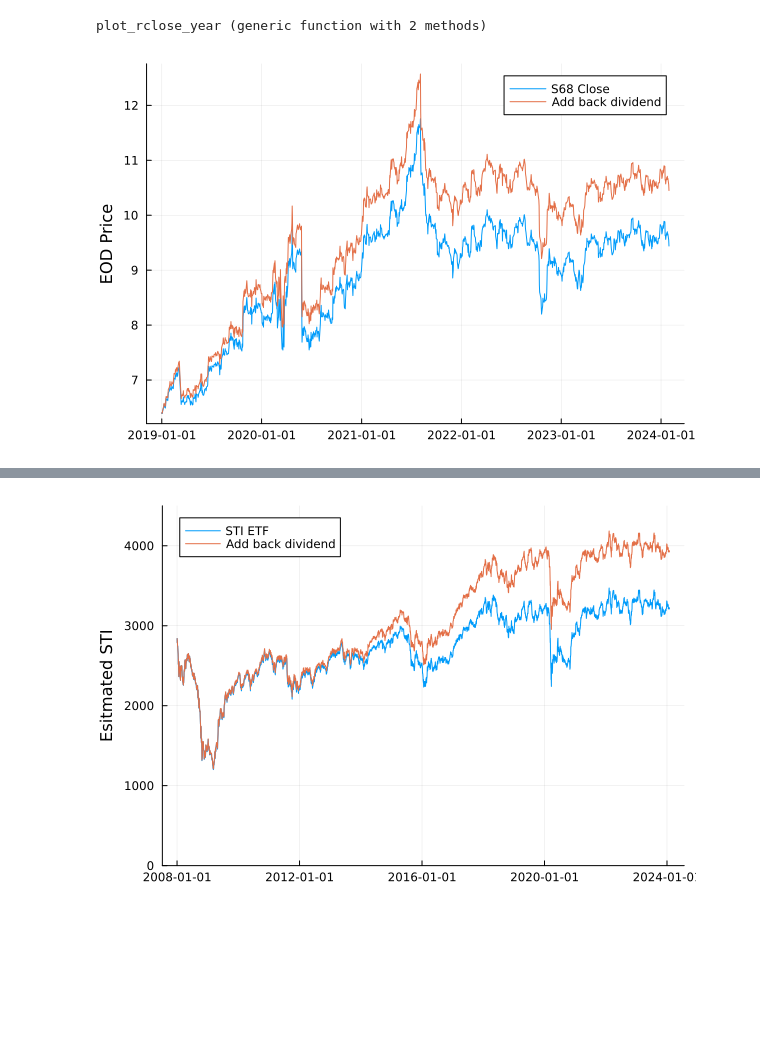
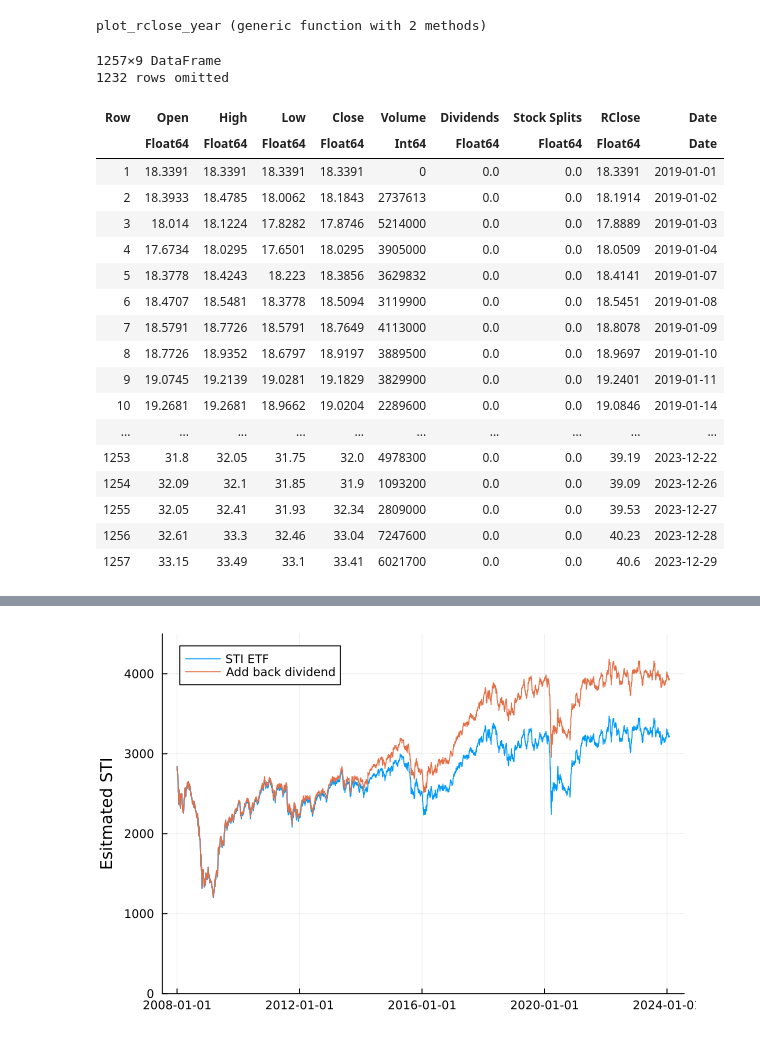
Before and after one commit to Wuvist/sgx3000, a Jupyter notebook: try.ipynb, the cells around one changed output, grey strips where cells are left out. Saved outputs shown, nothing was run; the diff lists cells and outputs as text; code cells hidden in the pictures; blank space fills up the shorter version.

```diff
--- a/try.ipynb
+++ b/try.ipynb
@@ -61,7 +64,27 @@ function plot_rclose_year(ticker::String, year::Int, duration::Int=1)
 end
 # %% [output]
 plot_rclose_year (generic function with 2 methods)
-# %%
-plot_rclose_year("S68", 2019, 14)
-# %% [output]
-[figure, removed]
+# %%
+es3 = fetch_with_rclose("ES3", 2019, 5)
+d05 = fetch_with_rclose("D05", 2019, 5)
+# %% [output]
+1257×9 DataFrame
+1232 rows omitted
+| Row | Open | High | Low | Close | Volume | Dividends | Stock Splits | RClose | Date |
+|  | Float64 | Float64 | Float64 | Float64 | Int64 | Float64 | Float64 | Float64 | Date |
+| 1 | 18.3391 | 18.3391 | 18.3391 | 18.3391 | 0 | 0.0 | 0.0 | 18.3391 | 2019-01-01 |
+| 2 | 18.3933 | 18.4785 | 18.0062 | 18.1843 | 2737613 | 0.0 | 0.0 | 18.1914 | 2019-01-02 |
+| 3 | 18.014 | 18.1224 | 17.8282 | 17.8746 | 5214000 | 0.0 | 0.0 | 17.8889 | 2019-01-03 |
+| 4 | 17.6734 | 18.0295 | 17.6501 | 18.0295 | 3905000 | 0.0 | 0.0 | 18.0509 | 2019-01-04 |
+| 5 | 18.3778 | 18.4243 | 18.223 | 18.3856 | 3629832 | 0.0 | 0.0 | 18.4141 | 2019-01-07 |
+| 6 | 18.4707 | 18.5481 | 18.3778 | 18.5094 | 3119900 | 0.0 | 0.0 | 18.5451 | 2019-01-08 |
+| 7 | 18.5791 | 18.7726 | 18.5791 | 18.7649 | 4113000 | 0.0 | 0.0 | 18.8078 | 2019-01-09 |
+| 8 | 18.7726 | 18.9352 | 18.6797 | 18.9197 | 3889500 | 0.0 | 0.0 | 18.9697 | 2019-01-10 |
+| 9 | 19.0745 | 19.2139 | 19.0281 | 19.1829 | 3829900 | 0.0 | 0.0 | 19.2401 | 2019-01-11 |
+| 10 | 19.2681 | 19.2681 | 18.9662 | 19.0204 | 2289600 | 0.0 | 0.0 | 19.0846 | 2019-01-14 |
+| ... | ... | ... | ... | ... | ... | ... | ... | ... | ... |
+| 1253 | 31.8 | 32.05 | 31.75 | 32.0 | 4978300 | 0.0 | 0.0 | 39.19 | 2023-12-22 |
+| 1254 | 32.09 | 32.1 | 31.85 | 31.9 | 1093200 | 0.0 | 0.0 | 39.09 | 2023-12-26 |
+| 1255 | 32.05 | 32.41 | 31.93 | 32.34 | 2809000 | 0.0 | 0.0 | 39.53 | 2023-12-27 |
+| 1256 | 32.61 | 33.3 | 32.46 | 33.04 | 7247600 | 0.0 | 0.0 | 40.23 | 2023-12-28 |
+| 1257 | 33.15 | 33.49 | 33.1 | 33.41 | 6021700 | 0.0 | 0.0 | 40.6 | 2023-12-29 |
```
Also changed, not shown: parts of 4 cells of this notebook.
